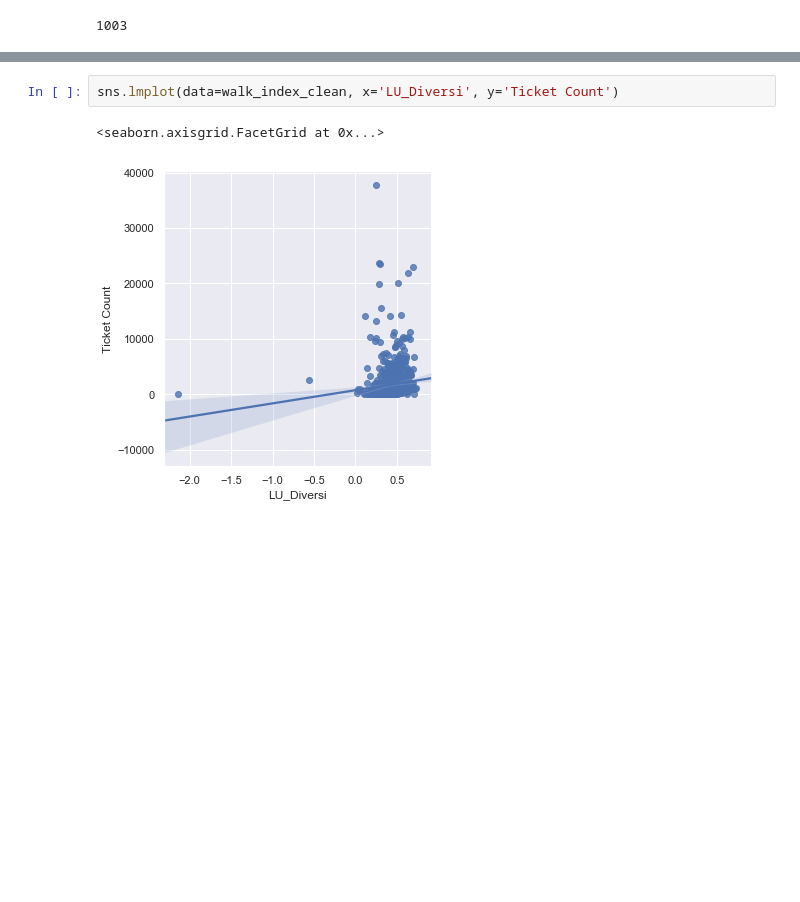
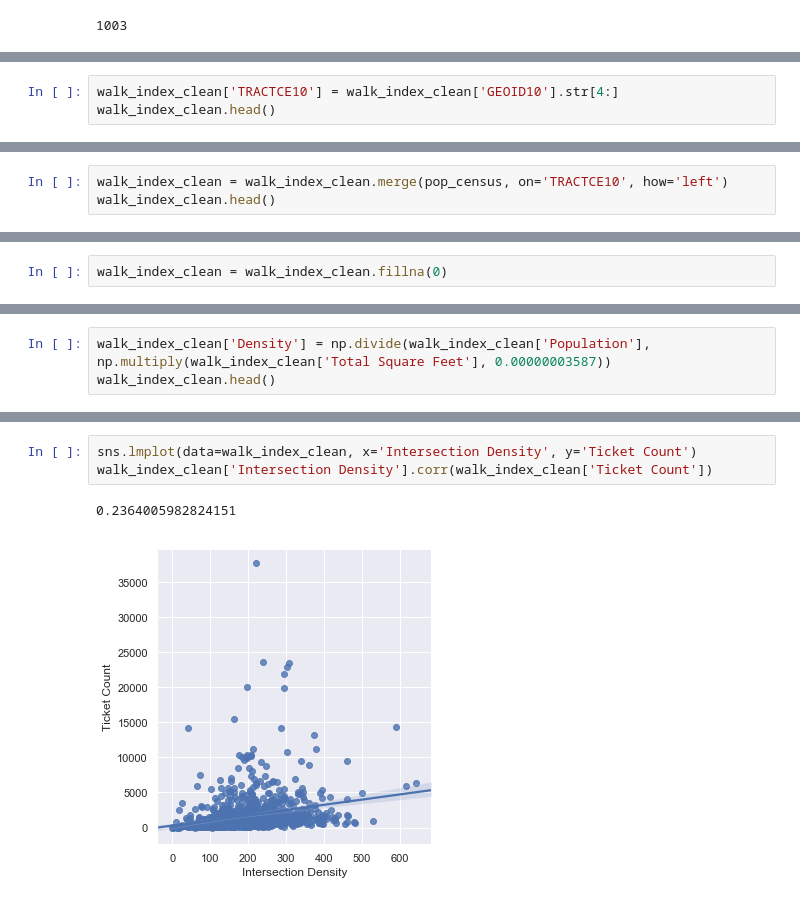
Before and after one commit to simawn/COMP499-Parking-Data-Analytics, a Jupyter notebook: Parking Data Analytics.ipynb, the cells around one changed output, grey strips where cells are left out. Saved outputs shown, nothing was run; the diff lists cells and outputs as text; blank space fills up the shorter version.

```diff
--- a/Parking Data Analytics.ipynb
+++ b/Parking Data Analytics.ipynb
@@ -1428,0 +1654,3 @@ dtype: int64
+# %%
+walk_index_clean['TRACTCE10'] = walk_index_clean['GEOID10'].str[4:]
+walk_index_clean.head()
@@ -1428,0 +1664,3 @@ dtype: int64
+# %%
+walk_index_clean = walk_index_clean.merge(pop_census, on='TRACTCE10', how='left')
+walk_index_clean.head()
@@ -1428,0 +1691,2 @@ dtype: int64
+# %%
+walk_index_clean = walk_index_clean.fillna(0)
@@ -1428,0 +1712,3 @@ dtype: int64
+# %%
+walk_index_clean['Density'] = np.divide(walk_index_clean['Population'], np.multiply(walk_index_clean['Total Square Feet'], 0.00000003587))
+walk_index_clean.head()
@@ -1458,5 +1777,6 @@ sns.lmplot(data=walk_index_clean, x='Ret_Den', y='Ticket Count')
 # %%
-sns.lmplot(data=walk_index_clean, x='LU_Diversi', y='Ticket Count')
+sns.lmplot(data=walk_index_clean, x='Intersection Density', y='Ticket Count')
+walk_index_clean['Intersection Density'].corr(walk_index_clean['Ticket Count'])
 # %% [output]
-<seaborn.axisgrid.FacetGrid at 0x...>
+0.2364005982824151
-[figure, old version]
+[figure, new version]
```
Also changed, not shown: parts of 117 cells of this notebook.
